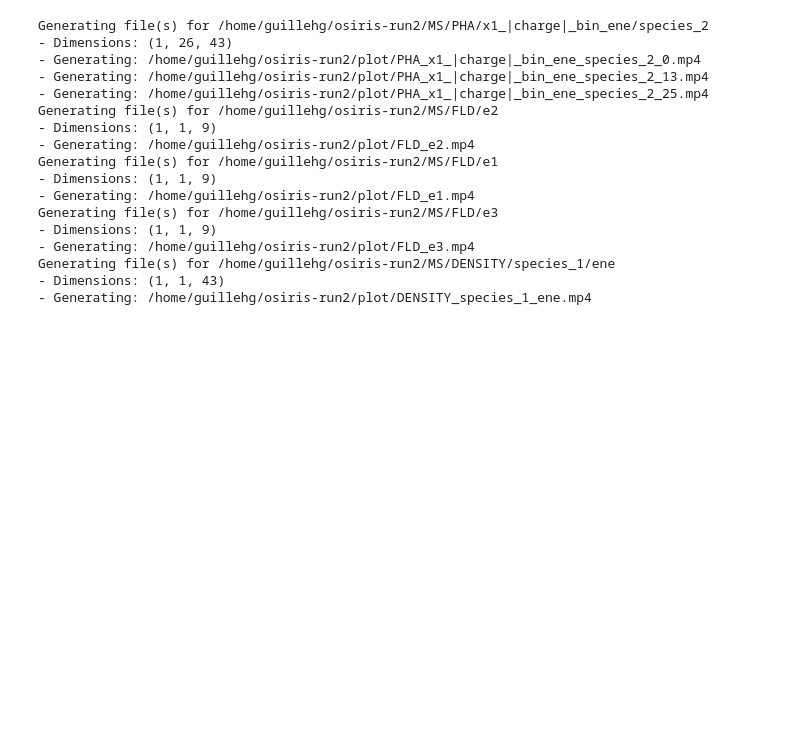
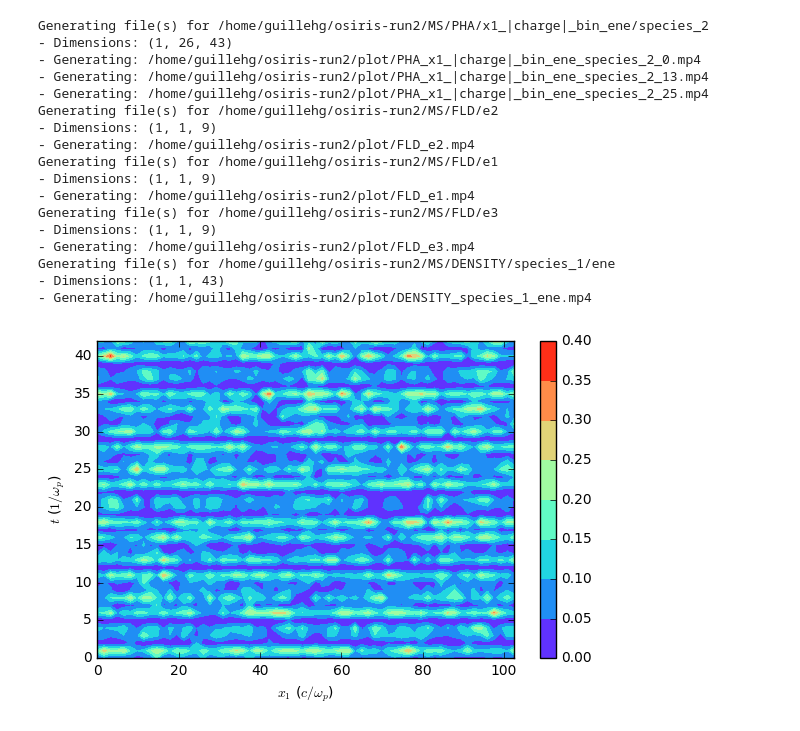
Before and after one commit to Dih5/duat, a Jupyter notebook: demos/intro.ipynb, the cells around one changed output. Saved outputs shown, nothing was run; the diff lists cells and outputs as text; code cells hidden in the pictures; blank space fills up the shorter version.

Commit message:
Update plotting functions
Changed names, updated docstrings, minor changes.

```diff
--- a/demos/intro.ipynb
+++ b/demos/intro.ipynb
@@ -90 +90,5 @@ plot.time_1d_across(os.path.join(run_dir+"2", "MS/PHA/x1_|charge|_bin_ene/specie
                     output_path=os.path.join(run_dir+"2","plot","test.mp4") ,position=5)
+# %%
+plot.time_1d_colormap(os.path.join(run_dir+"2", "MS/PHA/x1_|charge|_bin_ene/species_2"),dataset=5,cmap="rainbow")
+# %% [output]
+[figure, added]
```
Also changed, not shown: parts of 3 cells of this notebook, 1 other file.
